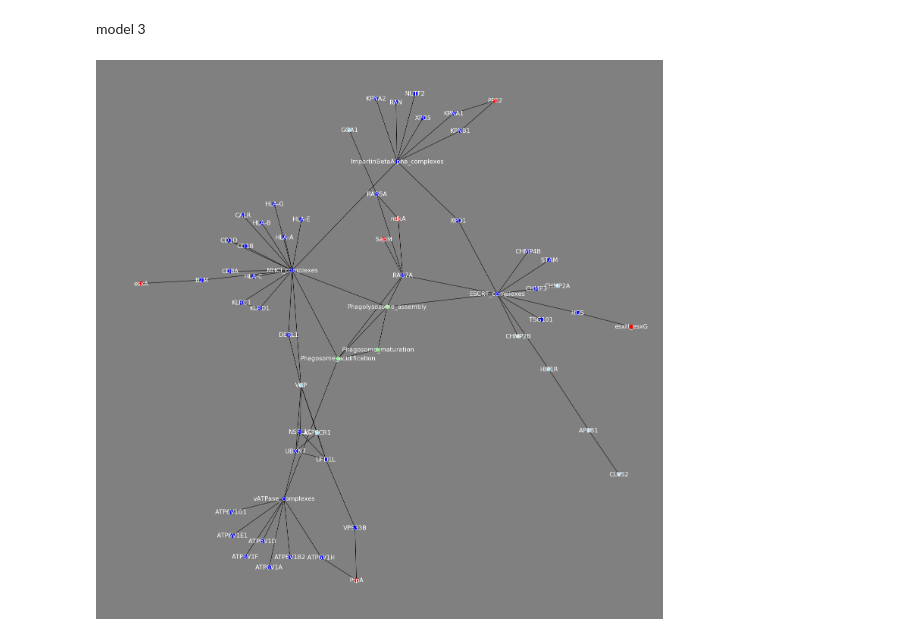
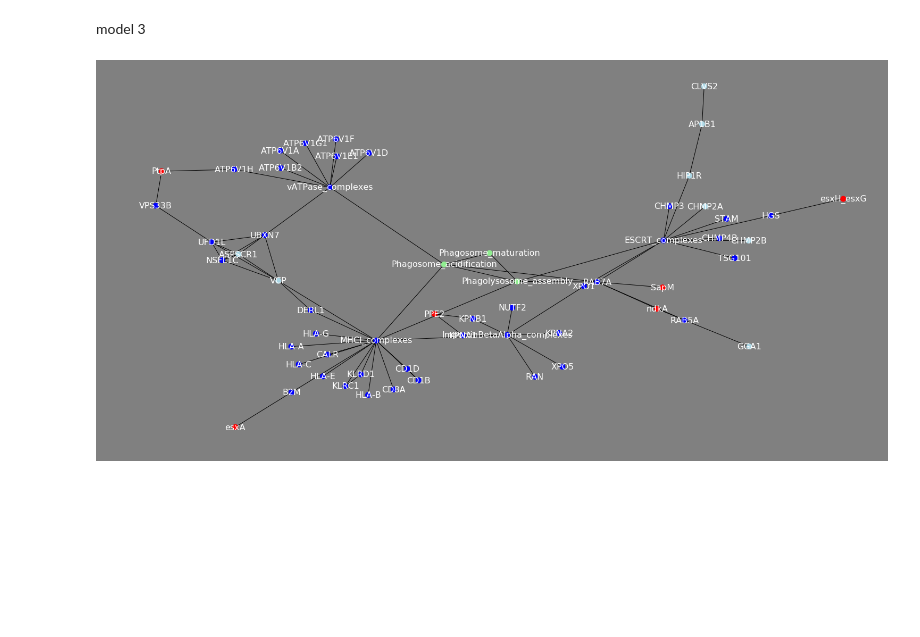
Before and after one commit to charlies-b/rp1, a Jupyter notebook: string_model_drawer.ipynb, the cells around one changed output. Cells and saved outputs as stored; diff of their text form; code cells hidden in the pictures; blank space fills up the shorter version.

```diff
--- a/string_model_drawer.ipynb
+++ b/string_model_drawer.ipynb
@@ -12,7 +12,10 @@ def draw_edgelists(network,
                   node_colour = 'blue',
                   process_colour = 'lightgreen',
                   mtb_colour = 'red',
-                  highlight_colour='lightblue'):
+                  highlight_colour='lightblue',
+                  h = 20,
+                  w = 20
+                  ):
 
     # create edgelist
 
@@ -80,7 +83,7 @@ def draw_edgelists(network,
     # plot
 
     nx.draw(G, with_labels=True, node_size=100, font_color='white', font_size=16, nodelist=nodelist, node_color=colorlist)
-    plt.gcf().set_size_inches(20, 20)
+    plt.gcf().set_size_inches(w, h)
     plt.gcf().set_facecolor('grey')
 # %%
 mtb = ["Eis" , "esxA" ,"esxH_esxG" ,"IpdC" ,"ndkA" ,"PPE2" ,"PstS1" ,"PtpA" ,"Rv2779c" ,"SapM"]
@@ -110,8 +113,10 @@ model 3
 # %%
 draw_edgelists('string-network-2.csv', # model 3 changes just at the process level
                add_mtb='mtb-edgelist.csv',
                add_process='string-3-process-edgelist.csv',
-               highlight=hit
+               highlight=hit,
+               h = 10,
+               w = 20
               )
 # %% [output]
-[figure, old version]
+[figure, new version]
```
Also changed, not shown: 2 other files.
